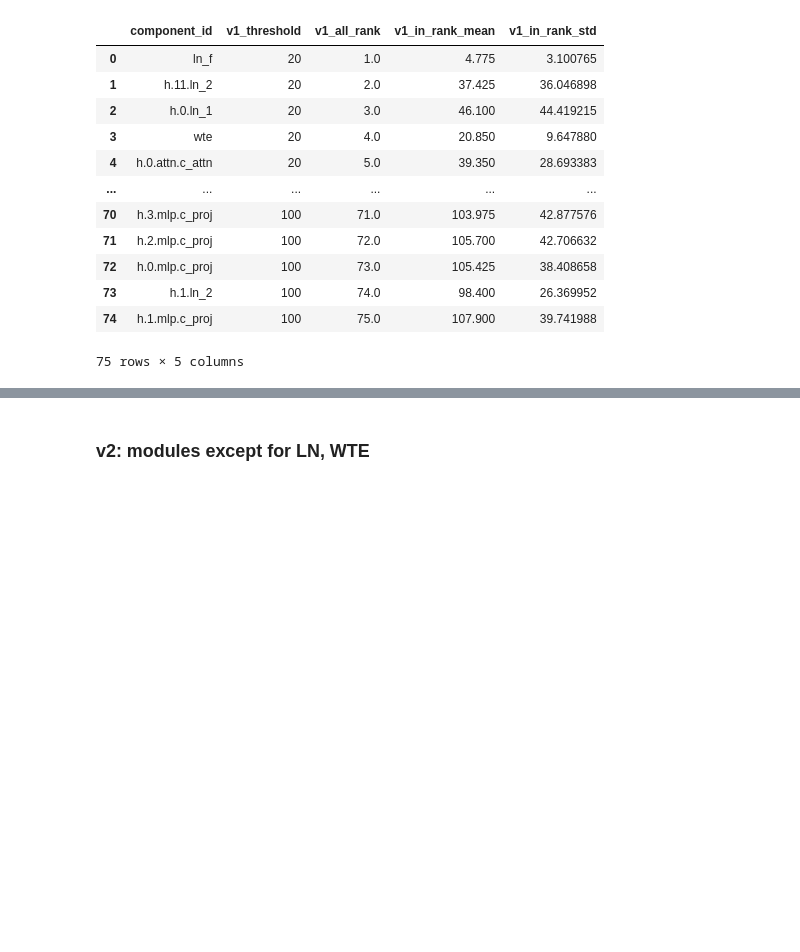
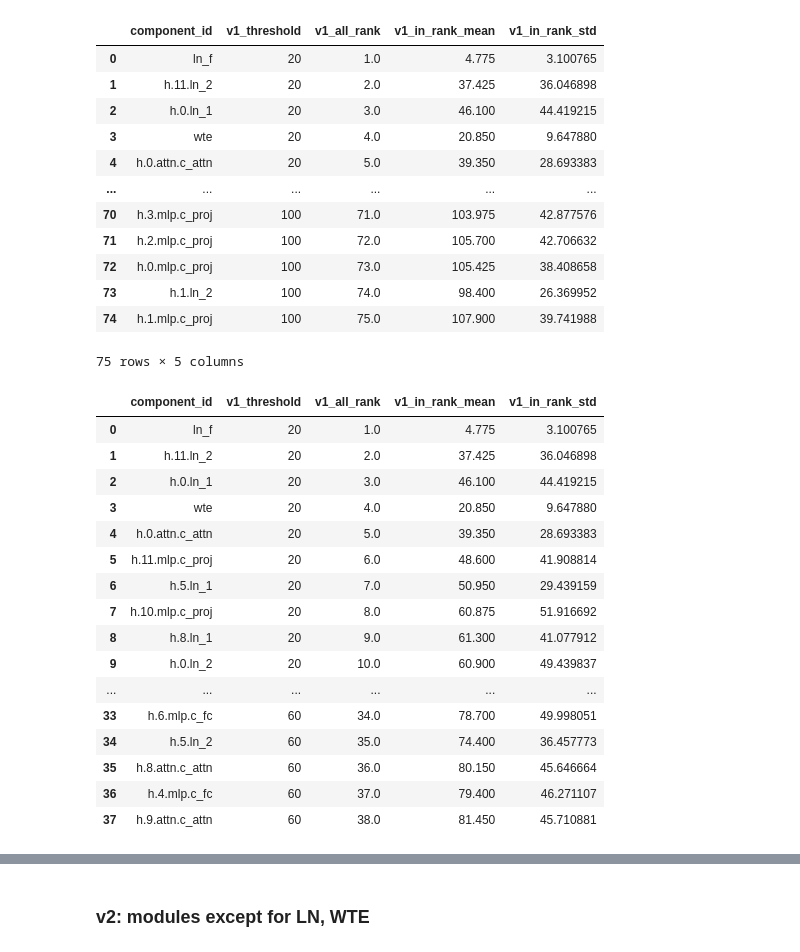
Before and after one commit to joonable/domain_adaptation_m2d2, a Jupyter notebook: 230630_modules_vs_submodules.ipynb, the cells around one changed output, grey strips where cells are left out. Cells and saved outputs as stored; diff of their text form; code cells hidden in the pictures; blank space fills up the shorter version.

```diff
--- a/230630_modules_vs_submodules.ipynb
+++ b/230630_modules_vs_submodules.ipynb
@@ -369,3 +437,25 @@ df_submodules.loc[:, ["layer", "component_id", "v1_threshold", "v1_rank"]].sort_
 | 73 | h.1.ln_2 | 100 | 74.0 | 98.400 | 26.369952 |
 | 74 | h.1.mlp.c_proj | 100 | 75.0 | 107.900 | 39.741988 |
 75 rows × 5 columns
+# %%
+df_submodules.loc[:, ["layer", "component_id", "v1_threshold", "v1_rank"]].sort_values('v1_rank')\
+    .rename({"v1_rank": "v1_all_rank"}, axis=1)\
+    .merge(df_v1.reset_index(), on=["component_id", "layer"], how='left').drop("layer", axis=1).head(38)
+# %% [output]
+|  | component_id | v1_threshold | v1_all_rank | v1_in_rank_mean | v1_in_rank_std |
+| 0 | ln_f | 20 | 1.0 | 4.775 | 3.100765 |
+| 1 | h.11.ln_2 | 20 | 2.0 | 37.425 | 36.046898 |
+| 2 | h.0.ln_1 | 20 | 3.0 | 46.100 | 44.419215 |
+| 3 | wte | 20 | 4.0 | 20.850 | 9.647880 |
+| 4 | h.0.attn.c_attn | 20 | 5.0 | 39.350 | 28.693383 |
+| 5 | h.11.mlp.c_proj | 20 | 6.0 | 48.600 | 41.908814 |
+| 6 | h.5.ln_1 | 20 | 7.0 | 50.950 | 29.439159 |
+| 7 | h.10.mlp.c_proj | 20 | 8.0 | 60.875 | 51.916692 |
+| 8 | h.8.ln_1 | 20 | 9.0 | 61.300 | 41.077912 |
+| 9 | h.0.ln_2 | 20 | 10.0 | 60.900 | 49.439837 |
+| ... | ... | ... | ... | ... | ... |
+| 33 | h.6.mlp.c_fc | 60 | 34.0 | 78.700 | 49.998051 |
+| 34 | h.5.ln_2 | 60 | 35.0 | 74.400 | 36.457773 |
+| 35 | h.8.attn.c_attn | 60 | 36.0 | 80.150 | 45.646664 |
+| 36 | h.4.mlp.c_fc | 60 | 37.0 | 79.400 | 46.271107 |
+| 37 | h.9.attn.c_attn | 60 | 38.0 | 81.450 | 45.710881 |
```
Also changed, not shown: parts of 22 cells of this notebook, 1 other file.
